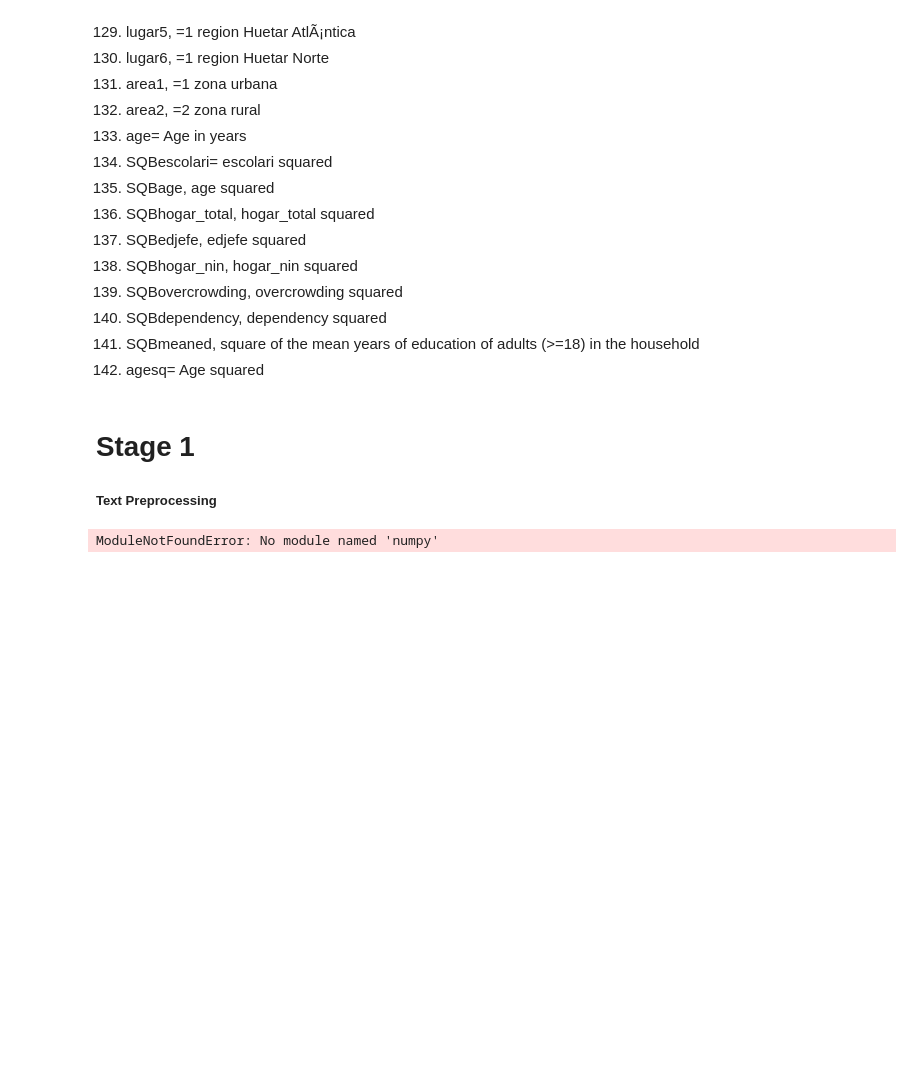
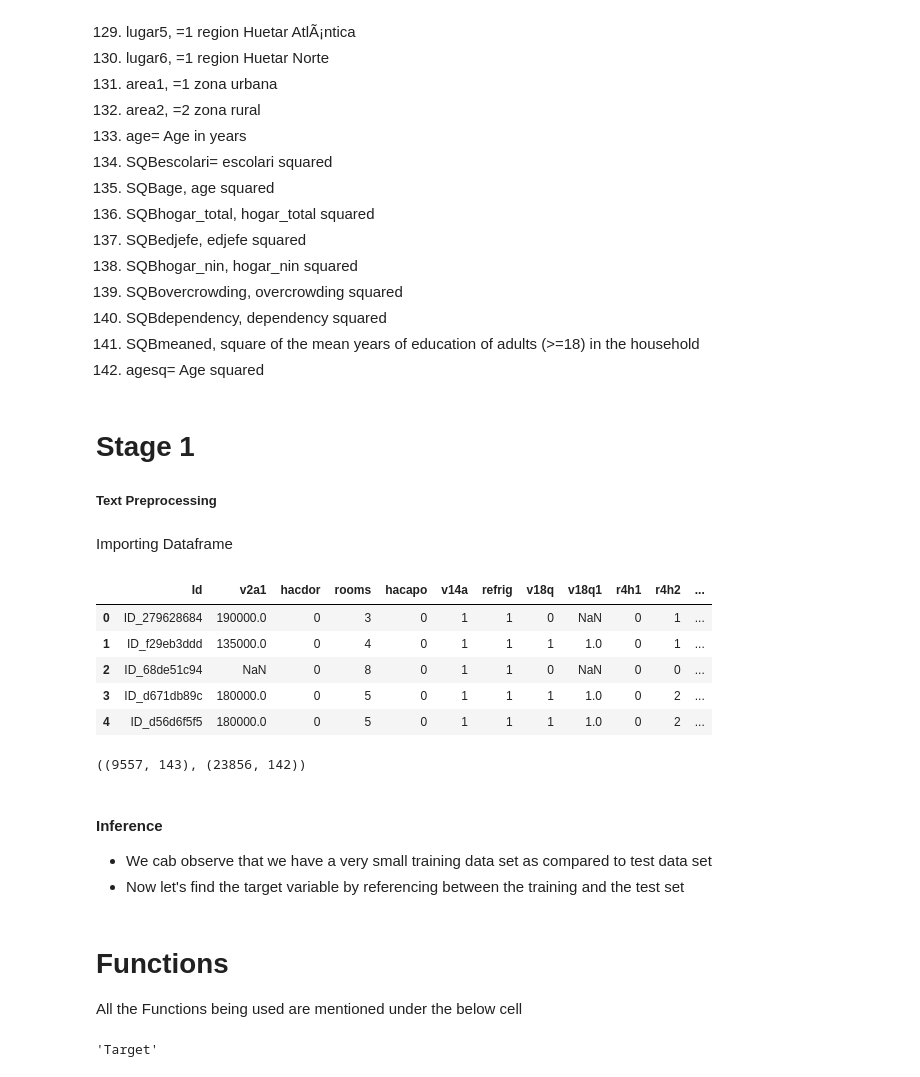
Before and after one commit to ashishsarkarmlops/assignment-2, a Jupyter notebook: Text preprocessing.ipynb, the cells around one changed output. Cells and saved outputs as stored; diff of their text form; code cells hidden in the pictures; blank space fills up the shorter version.

```diff
--- a/Text preprocessing.ipynb
+++ b/Text preprocessing.ipynb
@@ -177,9 +177,9 @@ import numpy as np # linear algebra
 import pandas as pd # data processing, CSV file I/O (e.g. pd.read_csv)
 import matplotlib.pyplot as plt #visualization
 import seaborn #advanced visualization
-import os
-import warnings
+import warnings # to ignore the default warnings
 warnings.filterwarnings('ignore')
-# Input data files are available in the read-only "../input/" directory
+%matplotlib inline
+#enables the drawing of matplotlib figures in the IPython environment
+# to display all the columns of the dataframe in the notebook
+pd.pandas.set_option('display.max_columns', None)
-# %% [output]
-ModuleNotFoundError: No module named 'numpy'
@@ -187,0 +186,25 @@ ls
+# %% [markdown]
+Importing Dataframe
+# %%
+income_train_df=pd.read_csv('train.csv') #training dataset
+income_test_df=pd.read_csv('test.csv') #testing dataset
+# %%
+income_train_df.head()
+# %% [output]
+|  | Id | v2a1 | hacdor | rooms | hacapo | v14a | refrig | v18q | v18q1 | r4h1 | r4h2 | ... |
+| 0 | ID_279628684 | 190000.0 | 0 | 3 | 0 | 1 | 1 | 0 | NaN | 0 | 1 | ... |
+| 1 | ID_f29eb3ddd | 135000.0 | 0 | 4 | 0 | 1 | 1 | 1 | 1.0 | 0 | 1 | ... |
+| 2 | ID_68de51c94 | NaN | 0 | 8 | 0 | 1 | 1 | 0 | NaN | 0 | 0 | ... |
+| 3 | ID_d671db89c | 180000.0 | 0 | 5 | 0 | 1 | 1 | 1 | 1.0 | 0 | 2 | ... |
+| 4 | ID_d56d6f5f5 | 180000.0 | 0 | 5 | 0 | 1 | 1 | 1 | 1.0 | 0 | 2 | ... |
+# %%
+income_train_df.shape,income_test_df.shape
+# %% [output]
+((9557, 143), (23856, 142))
+# %% [markdown]
+#### Inference
+* We cab observe that we have a very small training data set as compared to test data set
+* Now let's find the target variable by referencing between the training and the test set
+# %% [markdown]
+# Functions
+All the Functions being used are mentioned under the below cell
@@ -187,0 +217,4 @@ ls
+# %%
+find_target(income_train_df,income_test_df)[0]
+# %% [output]
+'Target'
```
Also changed, not shown: parts of 3 cells of this notebook.
